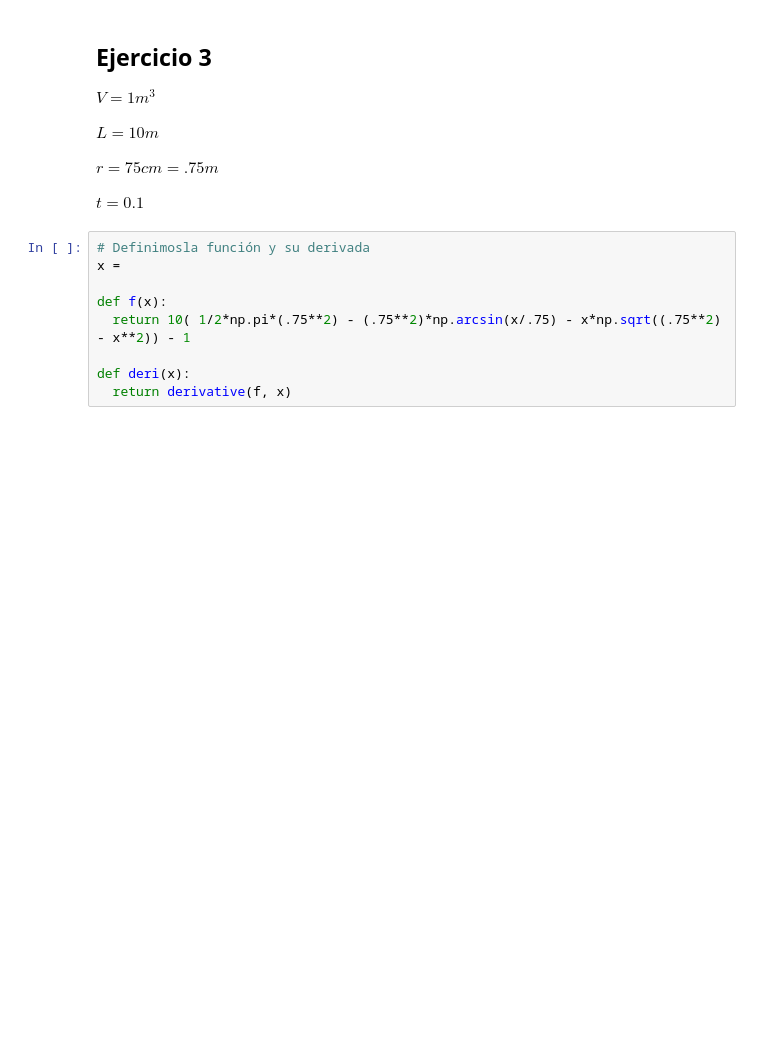
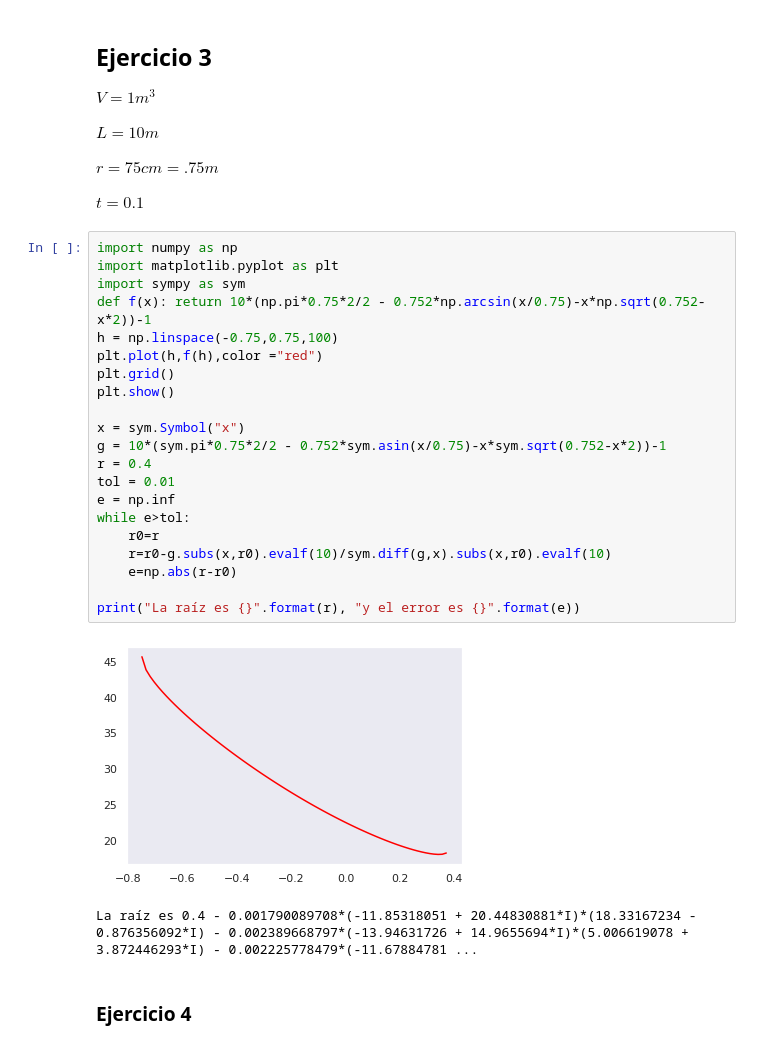
Before and after one commit to ADRIANVM117/proyectos_propios, a Jupyter notebook: actuaria/metodos_numericos/guia_metodos.ipynb, the cells around one changed output. Saved outputs shown, nothing was run; the diff lists cells and outputs as text; blank space fills up the shorter version.

```diff
--- a/actuaria/metodos_numericos/guia_metodos.ipynb
+++ b/actuaria/metodos_numericos/guia_metodos.ipynb
@@ -286,12 +286,29 @@ $ L = 10m $
 $ r = 75 cm = .75m  $
 
 $ t = 0.1  ~   $
-# %%
-# Definimosla función y su derivada
-x =
-
-def f(x):
-  return 10( 1/2*np.pi*(.75**2) - (.75**2)*np.arcsin(x/.75) - x*np.sqrt((.75**2) - x**2)) - 1
-
-def deri(x):
-  return derivative(f, x)
+# %%
+import numpy as np
+import matplotlib.pyplot as plt
+import sympy as sym
+def f(x): return 10*(np.pi*0.75*2/2 - 0.752*np.arcsin(x/0.75)-x*np.sqrt(0.752-x*2))-1
+h = np.linspace(-0.75,0.75,100)
+plt.plot(h,f(h),color ="red")
+plt.grid()
+plt.show()
+
+x = sym.Symbol("x")
+g = 10*(sym.pi*0.75*2/2 - 0.752*sym.asin(x/0.75)-x*sym.sqrt(0.752-x*2))-1
+r = 0.4
+tol = 0.01
+e = np.inf
+while e>tol:
+    r0=r
+    r=r0-g.subs(x,r0).evalf(10)/sym.diff(g,x).subs(x,r0).evalf(10)
+    e=np.abs(r-r0)
+
+print("La raíz es {}".format(r), "y el error es {}".format(e))
+# %% [output]
+[figure, added]
+La raíz es 0.4 - 0.001790089708*(-11.85318051 + 20.44830881*I)*(18.33167234 - 0.876356092*I) - 0.002389668797*(-13.94631726 + 14.9655694*I)*(5.006619078 + 3.872446293*I) - 0.002225778479*(-11.67884781 ...
+# %% [markdown]
+### Ejercicio 4
```
